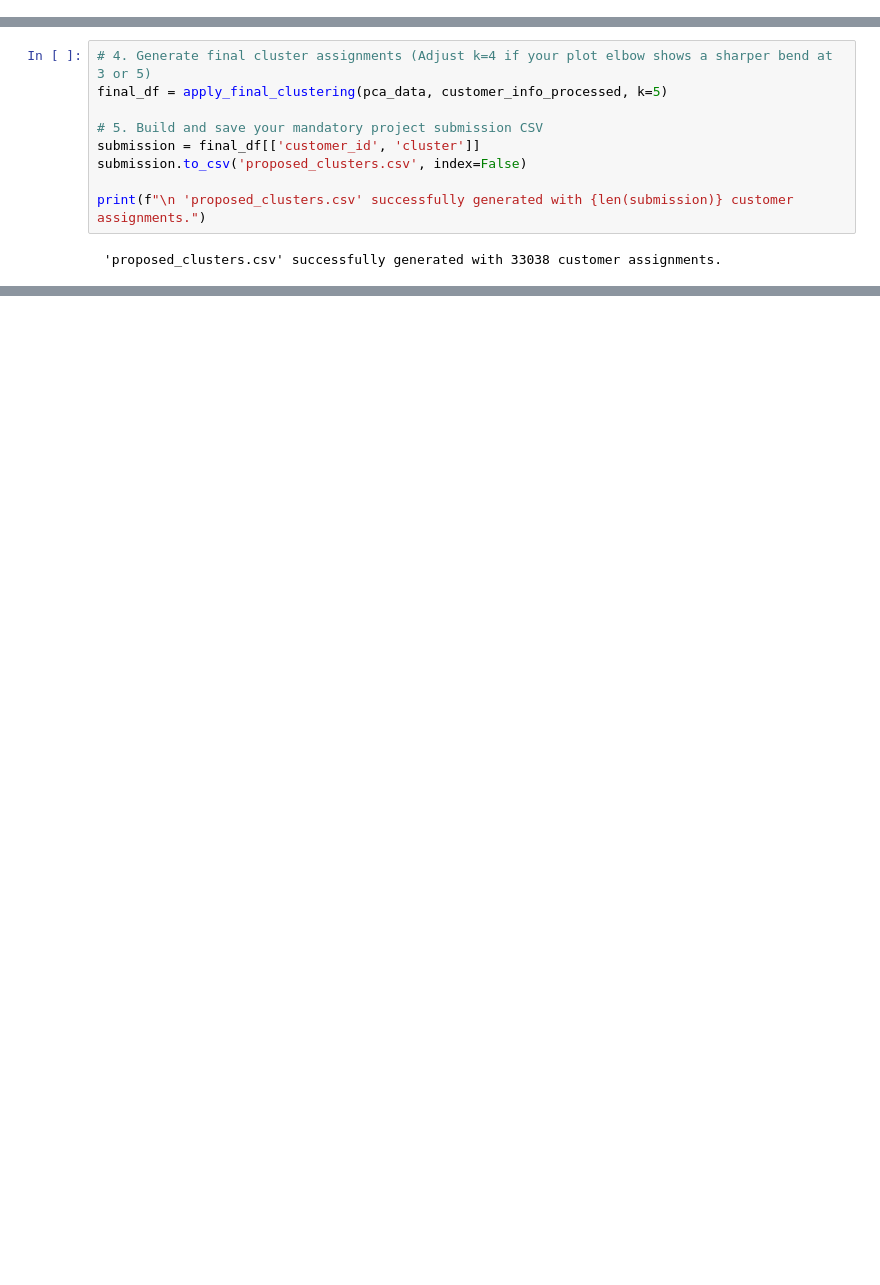
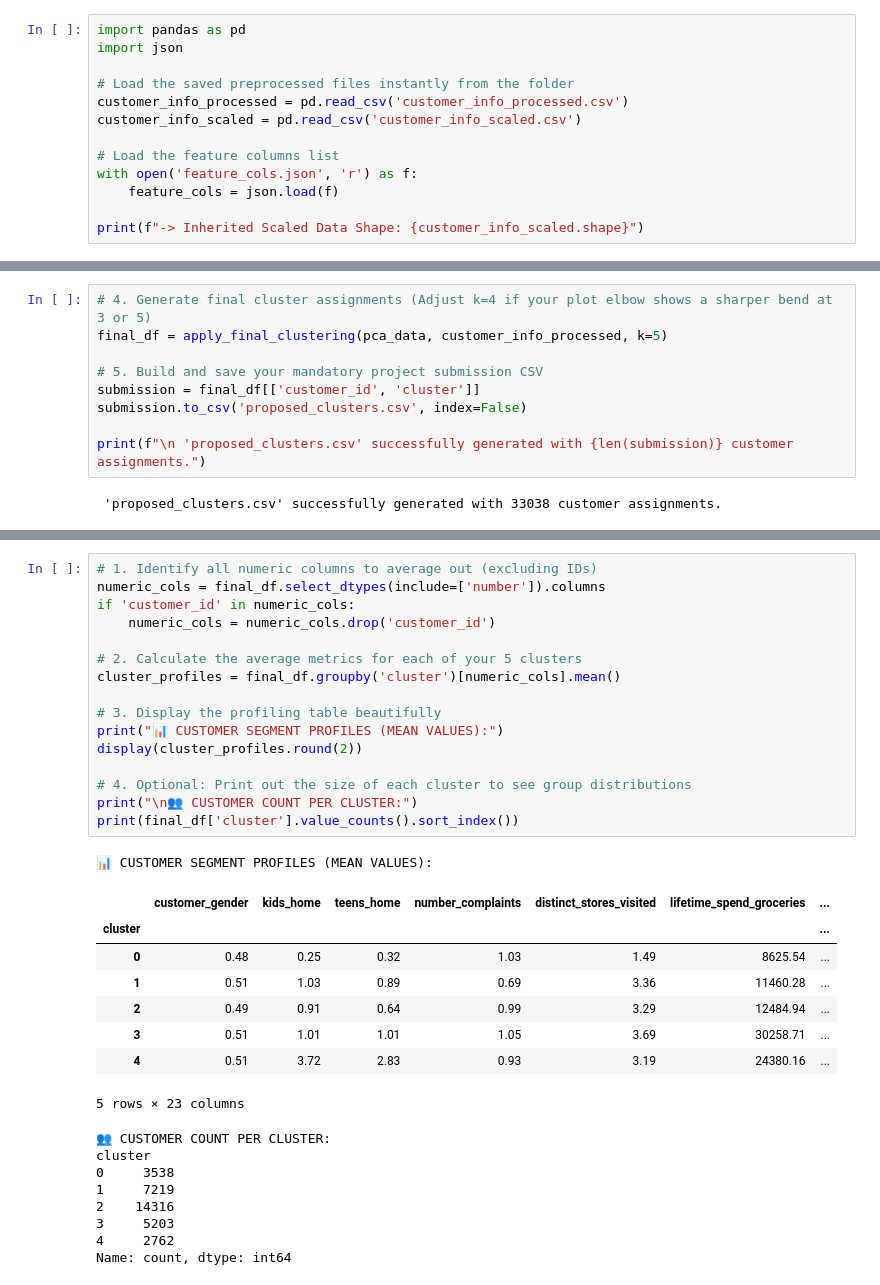
Before and after one commit to Qu1te-a-nice-guy/ML2-final-project, a Jupyter notebook: ml2 final project/Course Assignment - Customer Segmentation-20260515/segmentation.ipynb, the cells around one changed output, grey strips where cells are left out. Cells and saved outputs as stored; diff of their text form; blank space fills up the shorter version.

```diff
--- a/ml2 final project/Course Assignment - Customer Segmentation-20260515/segmentation.ipynb
+++ b/ml2 final project/Course Assignment - Customer Segmentation-20260515/segmentation.ipynb
@@ -23,0 +7,13 @@ print("✅ External functions imported flawlessly with cache protection active!"
+# %%
+import pandas as pd
+import json
+
+# Load the saved preprocessed files instantly from the folder
+customer_info_processed = pd.read_csv('customer_info_processed.csv')
+customer_info_scaled = pd.read_csv('customer_info_scaled.csv')
+
+# Load the feature columns list
+with open('feature_cols.json', 'r') as f:
+    feature_cols = json.load(f)
+
+print(f"-> Inherited Scaled Data Shape: {customer_info_scaled.shape}")
@@ -76,0 +95,34 @@ With $K = 5$ identified as the optimal cluster count, the final model has been a
+# %%
+# 1. Identify all numeric columns to average out (excluding IDs)
+numeric_cols = final_df.select_dtypes(include=['number']).columns
+if 'customer_id' in numeric_cols:
+    numeric_cols = numeric_cols.drop('customer_id')
+
+# 2. Calculate the average metrics for each of your 5 clusters
+cluster_profiles = final_df.groupby('cluster')[numeric_cols].mean()
+
+# 3. Display the profiling table beautifully
+print("📊 CUSTOMER SEGMENT PROFILES (MEAN VALUES):")
+display(cluster_profiles.round(2))
+
+# 4. Optional: Print out the size of each cluster to see group distributions
+print("\n👥 CUSTOMER COUNT PER CLUSTER:")
+print(final_df['cluster'].value_counts().sort_index())
+# %% [output]
+📊 CUSTOMER SEGMENT PROFILES (MEAN VALUES):
+|  | customer_gender | kids_home | teens_home | number_complaints | distinct_stores_visited | lifetime_spend_groceries | ... |
+| cluster |  |  |  |  |  |  | ... |
+| 0 | 0.48 | 0.25 | 0.32 | 1.03 | 1.49 | 8625.54 | ... |
+| 1 | 0.51 | 1.03 | 0.89 | 0.69 | 3.36 | 11460.28 | ... |
+| 2 | 0.49 | 0.91 | 0.64 | 0.99 | 3.29 | 12484.94 | ... |
+| 3 | 0.51 | 1.01 | 1.01 | 1.05 | 3.69 | 30258.71 | ... |
+| 4 | 0.51 | 3.72 | 2.83 | 0.93 | 3.19 | 24380.16 | ... |
+5 rows × 23 columns
+👥 CUSTOMER COUNT PER CLUSTER:
+cluster
+0     3538
+1     7219
+2    14316
+3     5203
+4     2762
+Name: count, dtype: int64
```
Also changed, not shown: parts of 11 cells of this notebook.
